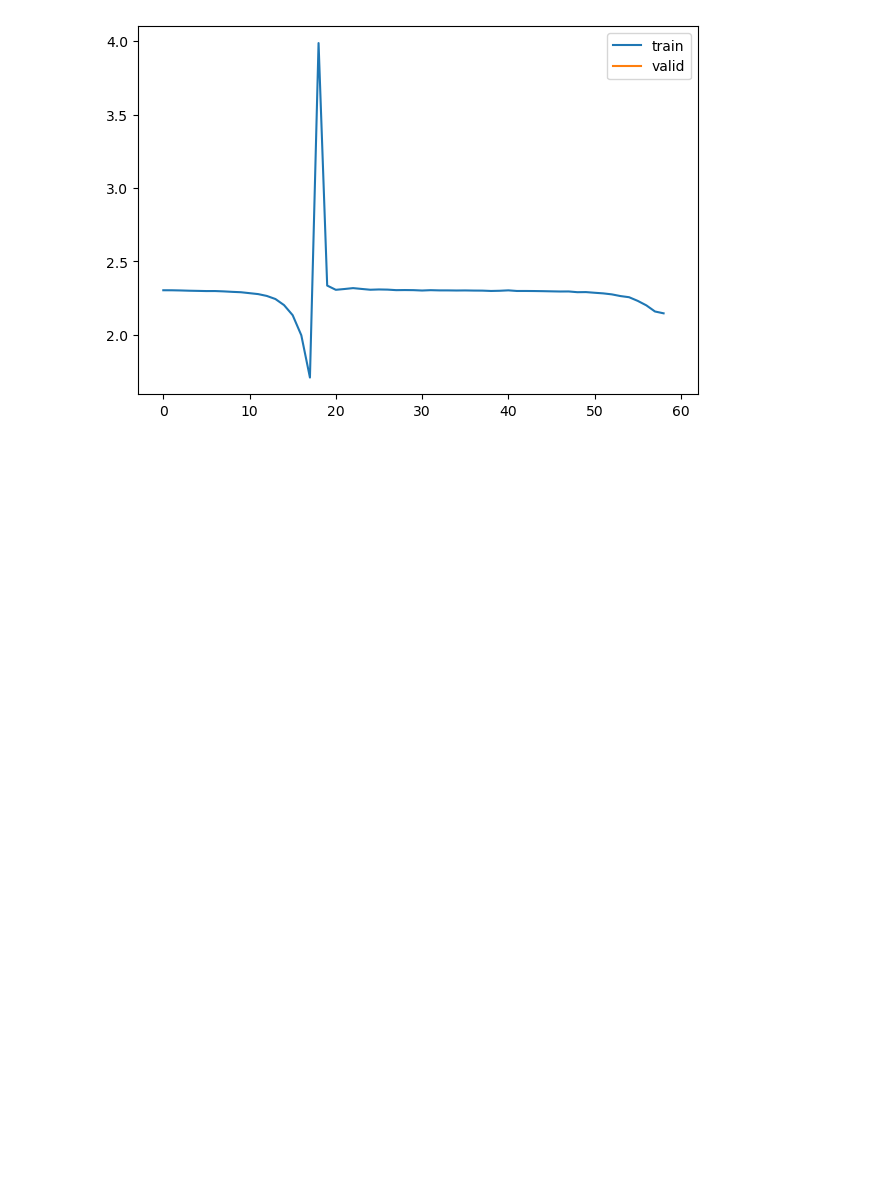
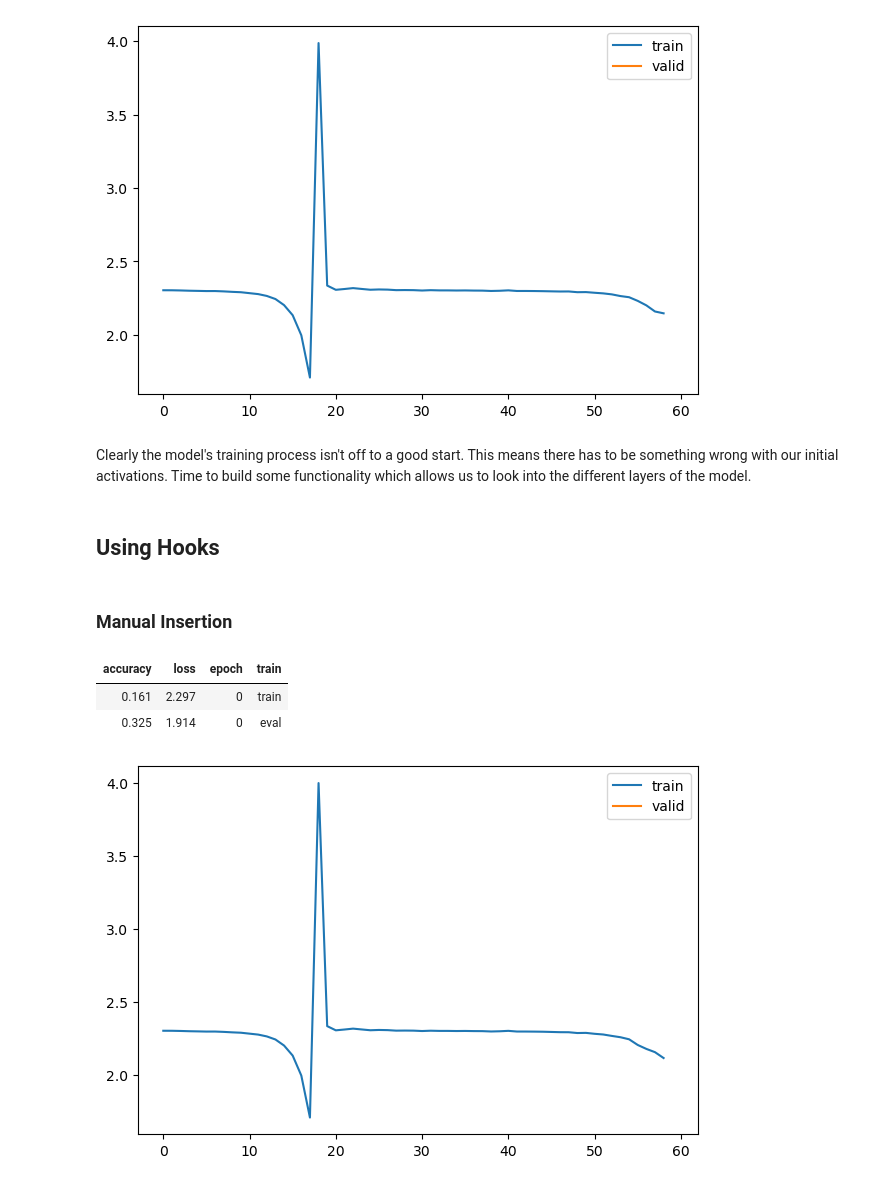
Before and after one commit to bachaudhry/FastAI-22-23, a Jupyter notebook: course_part_2/10_activations.ipynb, the cells around one changed output. Cells and saved outputs as stored; diff of their text form; code cells hidden in the pictures; blank space fills up the shorter version.

Commit message:
setup hooks for diagnostics

```diff
--- a/course_part_2/10_activations.ipynb
+++ b/course_part_2/10_activations.ipynb
@@ -88,3 +88,35 @@ learn = fit(nn.Sequential(*cnn_layers()))
 | 0.157 | 2.299 | 0 | train |
 | 0.198 | 2.114 | 0 | eval |
 [figure]
+# %% [markdown]
+Clearly the model's training process isn't off to a good start. This means there has to be something wrong with our initial activations. Time to build some functionality which allows us to look into the different layers of the model.
+# %% [markdown]
+## **Using Hooks**
+# %% [markdown]
+### **Manual Insertion**
+# %%
+class SequentialModel(nn.Module):
+    def __init__(self, *layers):
+        super().__init__()
+        self.layers = nn.ModuleList(layers) # covered in earlier nbs
+        # Taking the means and std of the activations
+        self.act_means = [[] for _ in layers]
+        self.act_stds = [[] for _ in layers]
+
+    def __call__(self, x):
+        for i, l in enumerate(self.layers):
+            x = l(x)
+            self.act_means[i].append(to_cpu(x).mean())
+            self.act_stds[i].append(to_cpu(x).std())
+        return x
+
+    def __iter__(self): return iter(self.layers)
+# %%
+set_seed(1)
+model = SequentialModel(*cnn_layers())
+learn = fit(model)
+# %% [output]
+| accuracy | loss | epoch | train |
+| 0.161 | 2.297 | 0 | train |
+| 0.325 | 1.914 | 0 | eval |
+[figure, added]
```
Also changed, not shown: parts of 20 cells of this notebook.
